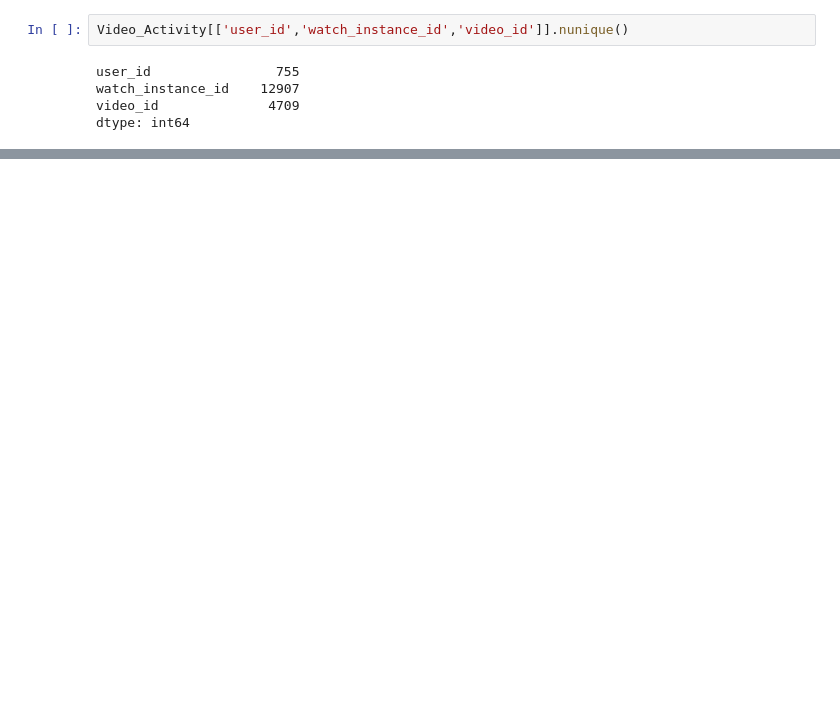
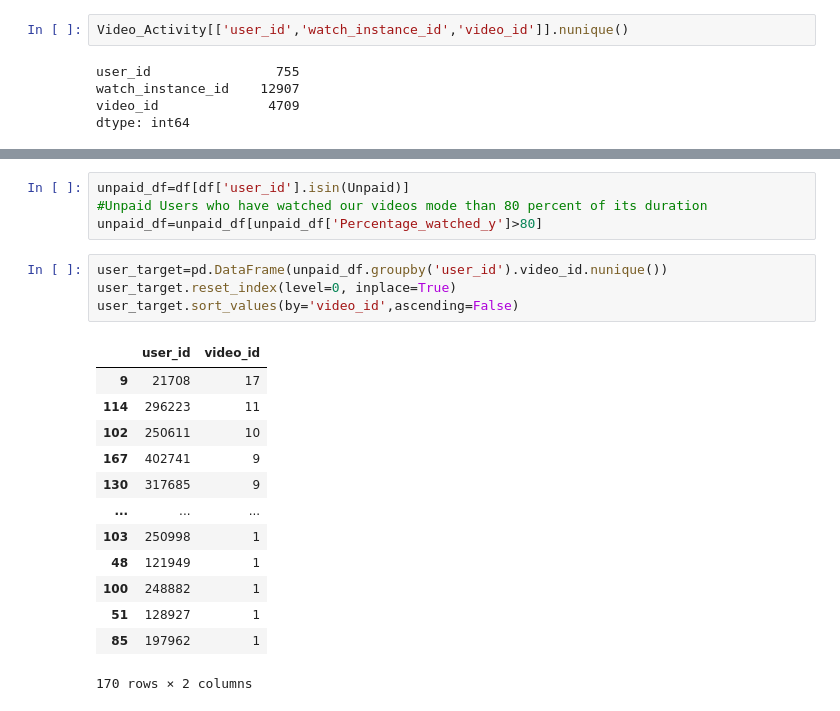
Before and after one commit to SelvaPrasanth/Entri, a Jupyter notebook: Entri - Data Analyst Interview Challenge.ipynb, the cells around one changed output, grey strips where cells are left out. Cells and saved outputs as stored; diff of their text form; blank space fills up the shorter version.

```diff
--- a/Entri - Data Analyst Interview Challenge.ipynb
+++ b/Entri - Data Analyst Interview Challenge.ipynb
@@ -292,0 +333,22 @@ dtype: int64
+# %%
+unpaid_df=df[df['user_id'].isin(Unpaid)]
+#Unpaid Users who have watched our videos mode than 80 percent of its duration
+unpaid_df=unpaid_df[unpaid_df['Percentage_watched_y']>80]
+# %%
+user_target=pd.DataFrame(unpaid_df.groupby('user_id').video_id.nunique())
+user_target.reset_index(level=0, inplace=True)
+user_target.sort_values(by='video_id',ascending=False)
+# %% [output]
+|  | user_id | video_id |
+| 9 | 21708 | 17 |
+| 114 | 296223 | 11 |
+| 102 | 250611 | 10 |
+| 167 | 402741 | 9 |
+| 130 | 317685 | 9 |
+| ... | ... | ... |
+| 103 | 250998 | 1 |
+| 48 | 121949 | 1 |
+| 100 | 248882 | 1 |
+| 51 | 128927 | 1 |
+| 85 | 197962 | 1 |
+170 rows × 2 columns
```
Also changed, not shown: parts of 11 cells of this notebook.
